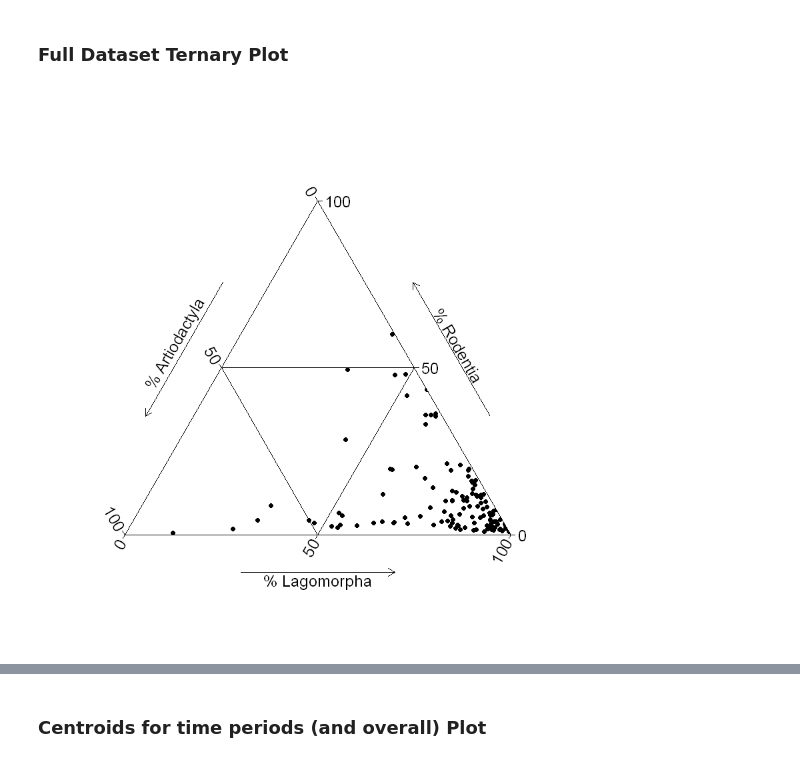
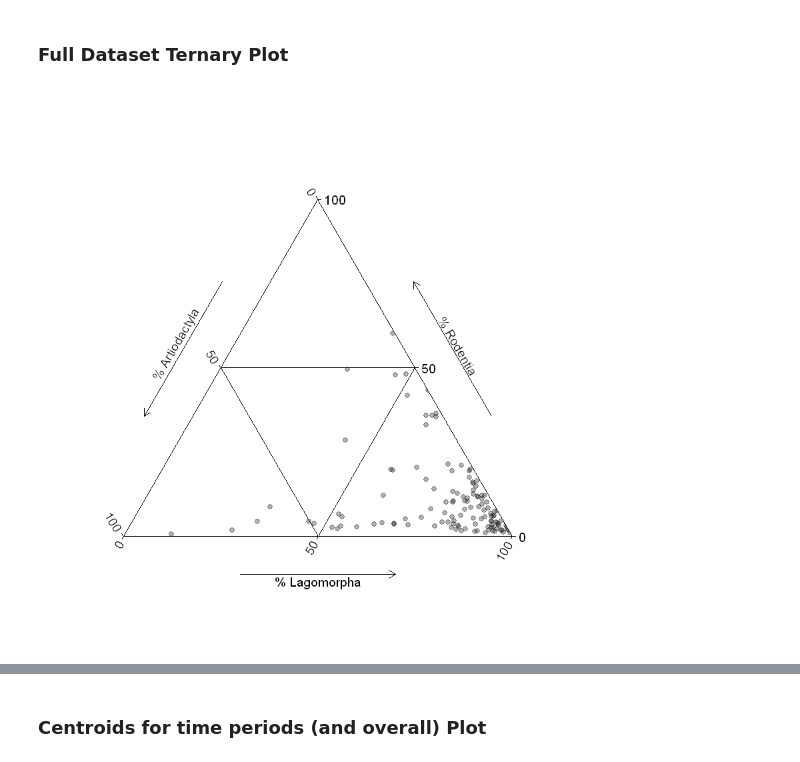
Before and after one commit to josephbeaver/TernaryEuclidean, a Jupyter notebook: Hohokam Data Analysis.ipynb, the cells around one changed output, grey strips where cells are left out. Cells and saved outputs as stored; diff of their text form; code cells hidden in the pictures.

Commit message:
Added zoom to full data plot and tweaked other plots

```diff
--- a/Hohokam Data Analysis.ipynb
+++ b/Hohokam Data Analysis.ipynb
@@ -75,12 +75,14 @@ The following objects are masked from 'package:ggplot2':
 # %% [markdown]
 ### Full Dataset Ternary Plot
 # %%
-ggtern(data=dataAll,aes(Artiodactyla, Rodentia, Lagomorpha)) +
-geom_point() +
-theme_linedraw(base_size = 18, base_family = "") +
-scale_T_continuous(name = "", limits = c(0,1), breaks = c(0, .5, 1), minor_breaks = NULL, labels = c("0", "50", "100")) +
-scale_R_continuous(name = "", limits = c(0,1), breaks = c(0, .5, 1), minor_breaks = NULL, labels = c("0", "50", "100")) +
-scale_L_continuous(name = "", limits = c(0,1), breaks = c(0, .5, 1), minor_breaks = NULL, labels = c("0", "50", "100")) +
-Tarrowlab("% Rodentia") + Rarrowlab("% Lagomorpha") + Larrowlab("% Artiodactyla") + theme_showarrows()
+fullPlot <- ggtern(data=dataAll,aes(Artiodactyla, Rodentia, Lagomorpha)) +
+  geom_point(alpha = .3, size=2) +
+  scale_shape_identity() +
+  theme_linedraw(base_size = 14, base_family = "") +
+  scale_T_continuous(name = "", limits = c(0,1), breaks = c(0, .5, 1), minor_breaks = NULL, labels = c("0", "50", "100")) +
+  scale_R_continuous(name = "", limits = c(0,1), breaks = c(0, .5, 1), minor_breaks = NULL, labels = c("0", "50", "100")) +
+  scale_L_continuous(name = "", limits = c(0,1), breaks = c(0, .5, 1), minor_breaks = NULL, labels = c("0", "50", "100")) +
+  Tarrowlab("% Rodentia") + Rarrowlab("% Lagomorpha") + Larrowlab("% Artiodactyla") + theme_showarrows()
+fullPlot
 # %% [output]
-[figure, old version]
+[figure, new version]
```
Also changed, not shown: parts of 11 cells of this notebook, 1 other file.
